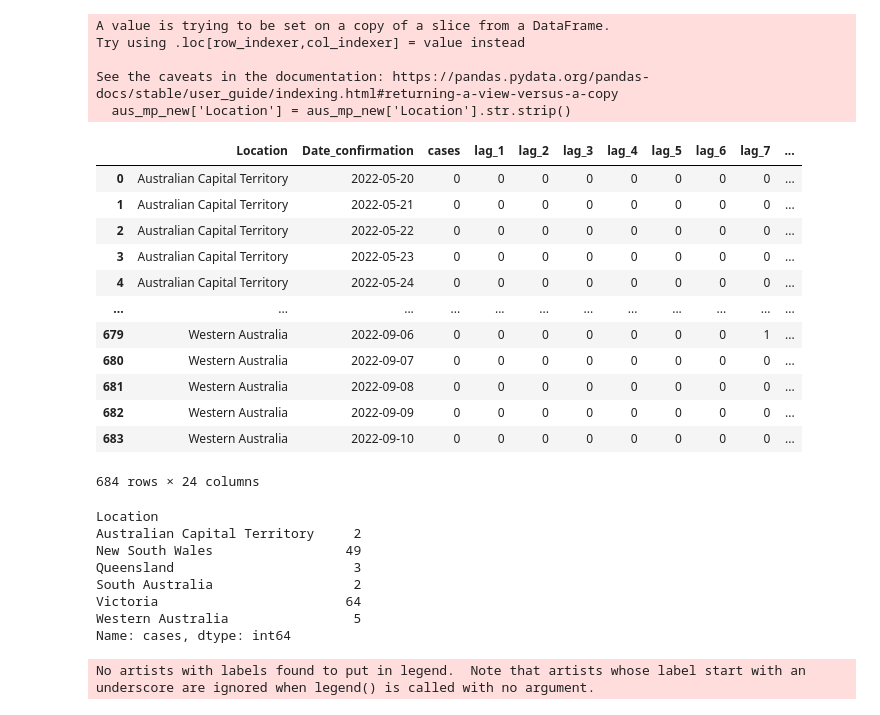
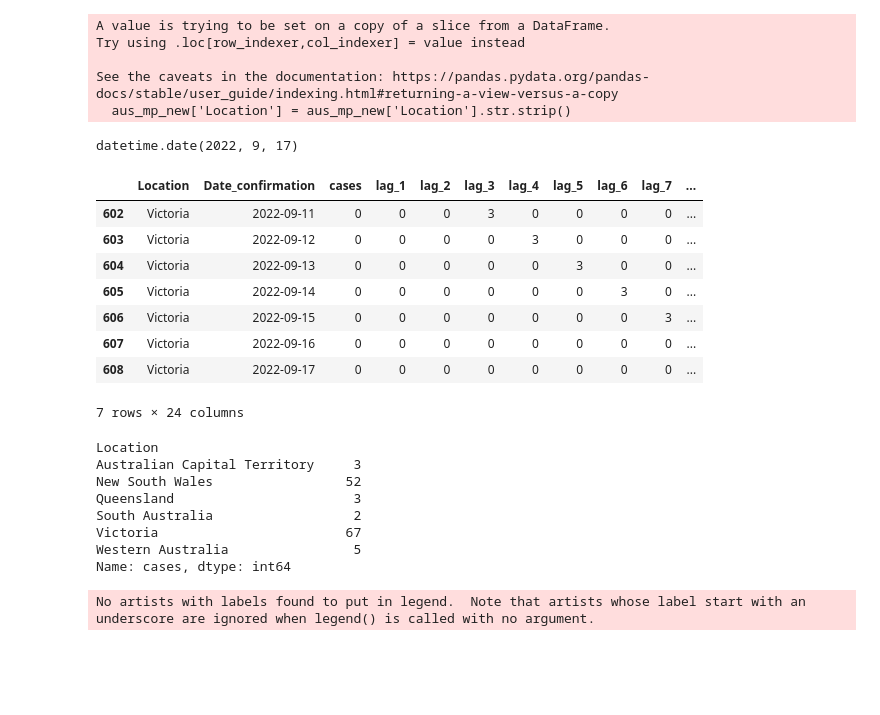
Before and after one commit to kinoshita197083/Grad-Project-React, a Jupyter notebook: dataset_content/monkeypox.ipynb, the cells around one changed output. Saved outputs shown, nothing was run; the diff lists cells and outputs as text; code cells hidden in the pictures; blank space fills up the shorter version.

```diff
--- a/dataset_content/monkeypox.ipynb
+++ b/dataset_content/monkeypox.ipynb
@@ -74,0 +44,31 @@ vic_region.head()
+# %%
+import time
+import numpy as np
+import pandas as pd
+import pycountry as pc
+
+from datetime import datetime, timedelta
+
+
+import plotly.express as px
+import matplotlib.pyplot as plt
+import plotly.graph_objects as go
+# Function extracts all data and and ommits all errors. Returns a dataframe of cases from all locations
+def mpx_dataset():
+    today = datetime.today()
+    day   = today.day if today.day > 9 else '0' + str(today.day)
+    month = today.month if today.month > 9 else '0' + str(today.month)
+    today_str = '{}/{}/{}'.format(day, month, today.year)
+
+    # Fetch data
+    monkeypox_df = pd.read_csv("https://raw.githubusercontent.com/globaldothealth/monkeypox/main/latest.csv")
+
+    monkeypox_df['Gender'] = monkeypox_df['Gender'].str.strip().str.capitalize()
+    monkeypox_df['Confirmation_method'] = monkeypox_df['Confirmation_method'].str.replace('"','')
+
+    monkeypox_df.to_csv('monkeypox_df.csv', index = False)
+
+    # Omits errors
+    monkeypox_df = monkeypox_df.loc[monkeypox_df['Status'] != 'omit_error']
+    return monkeypox_df
+monkeypox_df = mpx_dataset()
@@ -185,32 +205,42 @@ Try using .loc[row_indexer,col_indexer] = value instead
 
 See the caveats in the documentation: https://pandas.pydata.org/pandas-docs/stable/user_guide/indexing.html#returning-a-view-versus-a-copy
   aus_mp_new['Location'] = aus_mp_new['Location'].str.strip()
-# %%
-aus_mp_mod
-# %% [output]
-|  | Location | Date_confirmation | cases | lag_1 | lag_2 | lag_3 | lag_4 | lag_5 | lag_6 | lag_7 | ... |
-| 0 | Australian Capital Territory | 2022-05-20 | 0 | 0 | 0 | 0 | 0 | 0 | 0 | 0 | ... |
-| 1 | Australian Capital Territory | 2022-05-21 | 0 | 0 | 0 | 0 | 0 | 0 | 0 | 0 | ... |
-| 2 | Australian Capital Territory | 2022-05-22 | 0 | 0 | 0 | 0 | 0 | 0 | 0 | 0 | ... |
-| 3 | Australian Capital Territory | 2022-05-23 | 0 | 0 | 0 | 0 | 0 | 0 | 0 | 0 | ... |
-| 4 | Australian Capital Territory | 2022-05-24 | 0 | 0 | 0 | 0 | 0 | 0 | 0 | 0 | ... |
-| ... | ... | ... | ... | ... | ... | ... | ... | ... | ... | ... | ... |
-| 679 | Western Australia | 2022-09-06 | 0 | 0 | 0 | 0 | 0 | 0 | 0 | 1 | ... |
-| 680 | Western Australia | 2022-09-07 | 0 | 0 | 0 | 0 | 0 | 0 | 0 | 0 | ... |
-| 681 | Western Australia | 2022-09-08 | 0 | 0 | 0 | 0 | 0 | 0 | 0 | 0 | ... |
-| 682 | Western Australia | 2022-09-09 | 0 | 0 | 0 | 0 | 0 | 0 | 0 | 0 | ... |
-| 683 | Western Australia | 2022-09-10 | 0 | 0 | 0 | 0 | 0 | 0 | 0 | 0 | ... |
-684 rows × 24 columns
+# %%
+datetime.today().date()
+# %% [output]
+datetime.date(2022, 9, 17)
+# %%
+# Function extracts all data and and ommits all errors. Returns a dataframe of cases from all locations
+def vic_mpx_spike(df, location):
+    df_loc = df.copy()
+    df_loc = df_loc.loc[df_loc['Location'] == location]
+    today = datetime.today().date()
+    min_date = today + timedelta(days=-6)
+    df_loc = df_loc[df_loc.Date_confirmation.between(min_date, today)]
+    return df_loc
+vic_spikes = vic_mpx_spike(aus_mp_mod, 'Victoria')
+# %%
+vic_spikes
+# %% [output]
+|  | Location | Date_confirmation | cases | lag_1 | lag_2 | lag_3 | lag_4 | lag_5 | lag_6 | lag_7 | ... |
+| 602 | Victoria | 2022-09-11 | 0 | 0 | 0 | 3 | 0 | 0 | 0 | 0 | ... |
+| 603 | Victoria | 2022-09-12 | 0 | 0 | 0 | 0 | 3 | 0 | 0 | 0 | ... |
+| 604 | Victoria | 2022-09-13 | 0 | 0 | 0 | 0 | 0 | 3 | 0 | 0 | ... |
+| 605 | Victoria | 2022-09-14 | 0 | 0 | 0 | 0 | 0 | 0 | 3 | 0 | ... |
+| 606 | Victoria | 2022-09-15 | 0 | 0 | 0 | 0 | 0 | 0 | 0 | 3 | ... |
+| 607 | Victoria | 2022-09-16 | 0 | 0 | 0 | 0 | 0 | 0 | 0 | 0 | ... |
+| 608 | Victoria | 2022-09-17 | 0 | 0 | 0 | 0 | 0 | 0 | 0 | 0 | ... |
+7 rows × 24 columns
 # %%
 # Code used to check the number of cases in each location in australia
 aus_mp_mod.groupby('Location')['cases'].sum()
 # %% [output]
 Location
-Australian Capital Territory     2
-New South Wales                 49
+Australian Capital Territory     3
+New South Wales                 52
 Queensland                       3
 South Australia                  2
-Victoria                        64
+Victoria                        67
 Western Australia                5
 Name: cases, dtype: int64
 # %%
```
Also changed, not shown: parts of 6 cells of this notebook, 9 other files.
